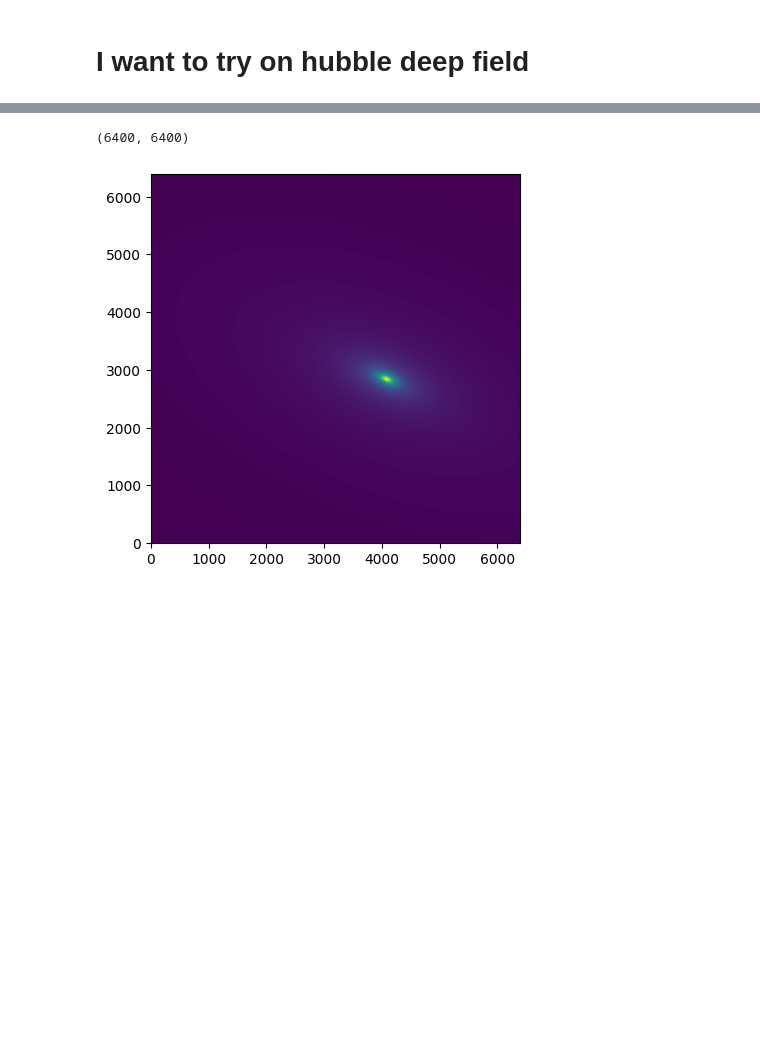
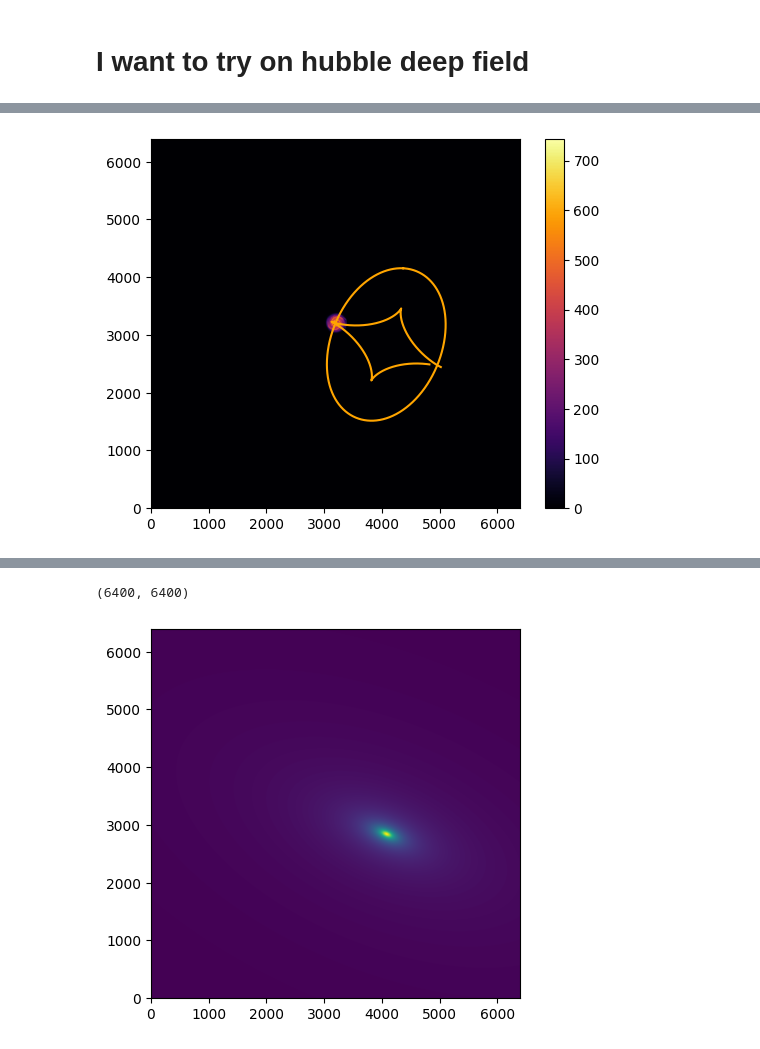
Before and after one commit to OliverRedhead/Gravitational-Lensing, a Jupyter notebook: wk 2/PIEMD_oli/piemd_testing.ipynb, the cells around one changed output, grey strips where cells are left out. Saved outputs shown, nothing was run; the diff lists cells and outputs as text; code cells hidden in the pictures; blank space fills up the shorter version.

```diff
--- a/wk 2/PIEMD_oli/piemd_testing.ipynb
+++ b/wk 2/PIEMD_oli/piemd_testing.ipynb
@@ -298,5 +300,7 @@ import matplotlib.pyplot as plt
 # %%
 df = PIEMD(src, theta_E=1300, q=0.5, s=80, phi=-np.pi/8)
 df.align_source(cx=4076, cy=2836)
-# df.plot_source(caustics=True)
+df.plot_source(caustics=True)
+# %% [output]
+[figure, added]
 # %%
```
Also changed, not shown: parts of 7 cells of this notebook, 9 other files.
